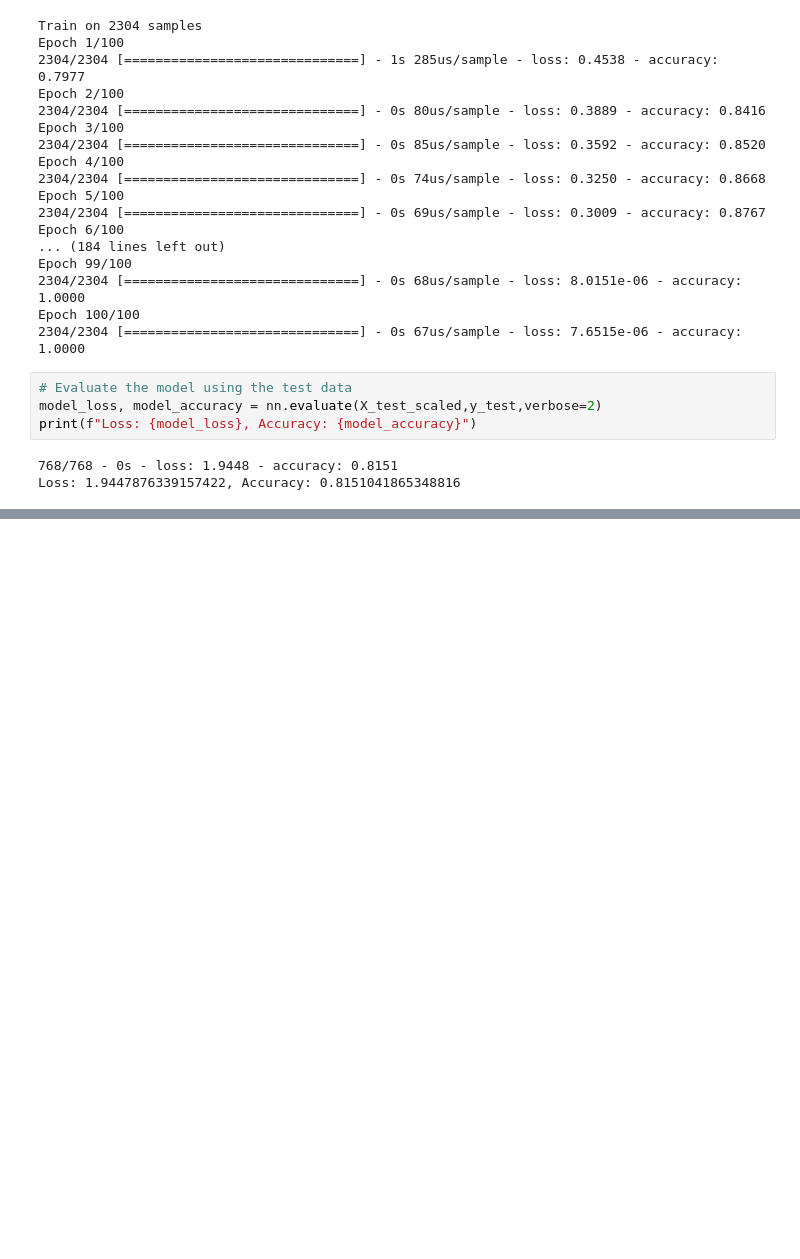
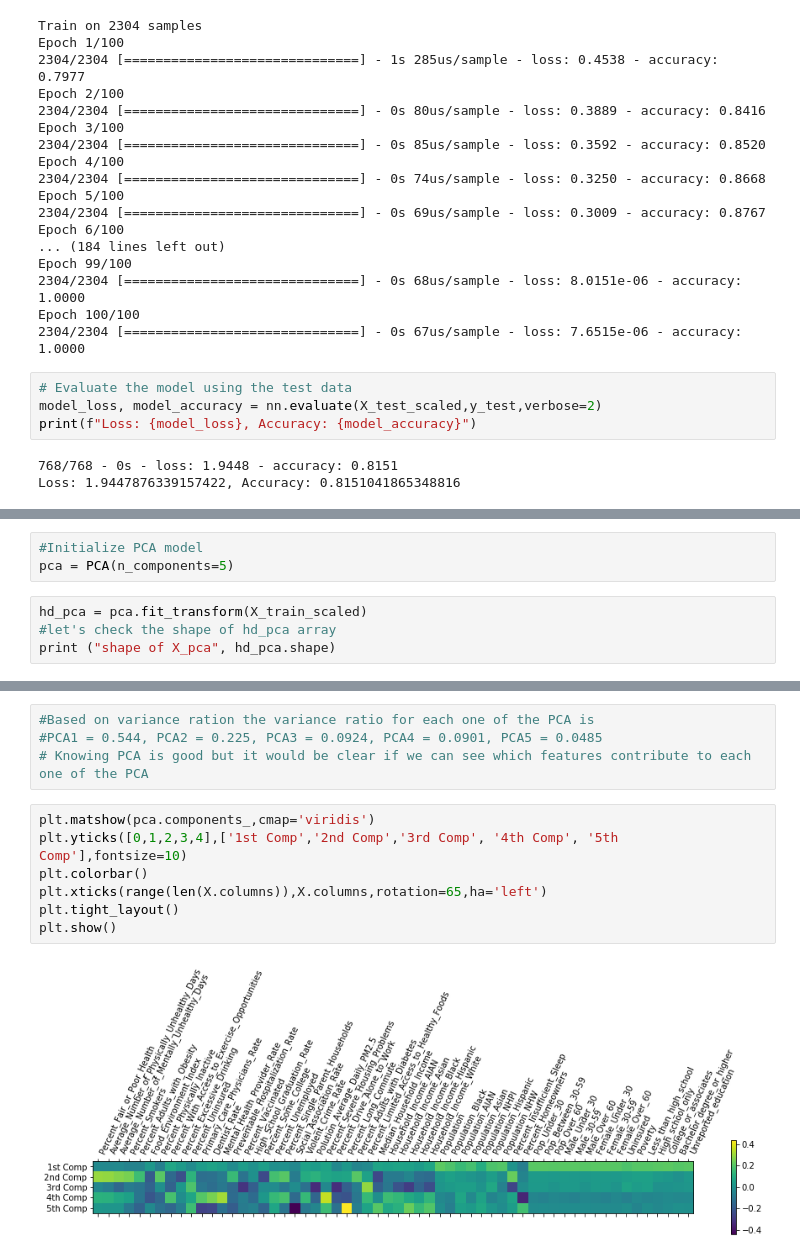
Before and after one commit to Khanguye/HeartDiseaseByCounty_ML, a Jupyter notebook: HeartDisease_ML_Week2.ipynb, the cells around one changed output, grey strips where cells are left out. Cells and saved outputs as stored; diff of their text form; blank space fills up the shorter version.

```diff
--- a/HeartDisease_ML_Week2.ipynb
+++ b/HeartDisease_ML_Week2.ipynb
@@ -900,0 +909,7 @@ Loss: 1.9447876339157422, Accuracy: 0.8151041865348816
+# %%
+#Initialize PCA model
+pca = PCA(n_components=5)
+# %%
+hd_pca = pca.fit_transform(X_train_scaled)
+#let's check the shape of hd_pca array
+print ("shape of X_pca", hd_pca.shape)
@@ -900,0 +925,13 @@ Loss: 1.9447876339157422, Accuracy: 0.8151041865348816
+# %%
+#Based on variance ration the variance ratio for each one of the PCA is
+#PCA1 = 0.544, PCA2 = 0.225, PCA3 = 0.0924, PCA4 = 0.0901, PCA5 = 0.0485
+# Knowing PCA is good but it would be clear if we can see which features contribute to each one of the PCA
+# %%
+plt.matshow(pca.components_,cmap='viridis')
+plt.yticks([0,1,2,3,4],['1st Comp','2nd Comp','3rd Comp', '4th Comp', '5th Comp'],fontsize=10)
+plt.colorbar()
+plt.xticks(range(len(X.columns)),X.columns,rotation=65,ha='left')
+plt.tight_layout()
+plt.show()
+# %% [output]
+[figure, added]
```
Also changed, not shown: parts of 5 cells of this notebook.
